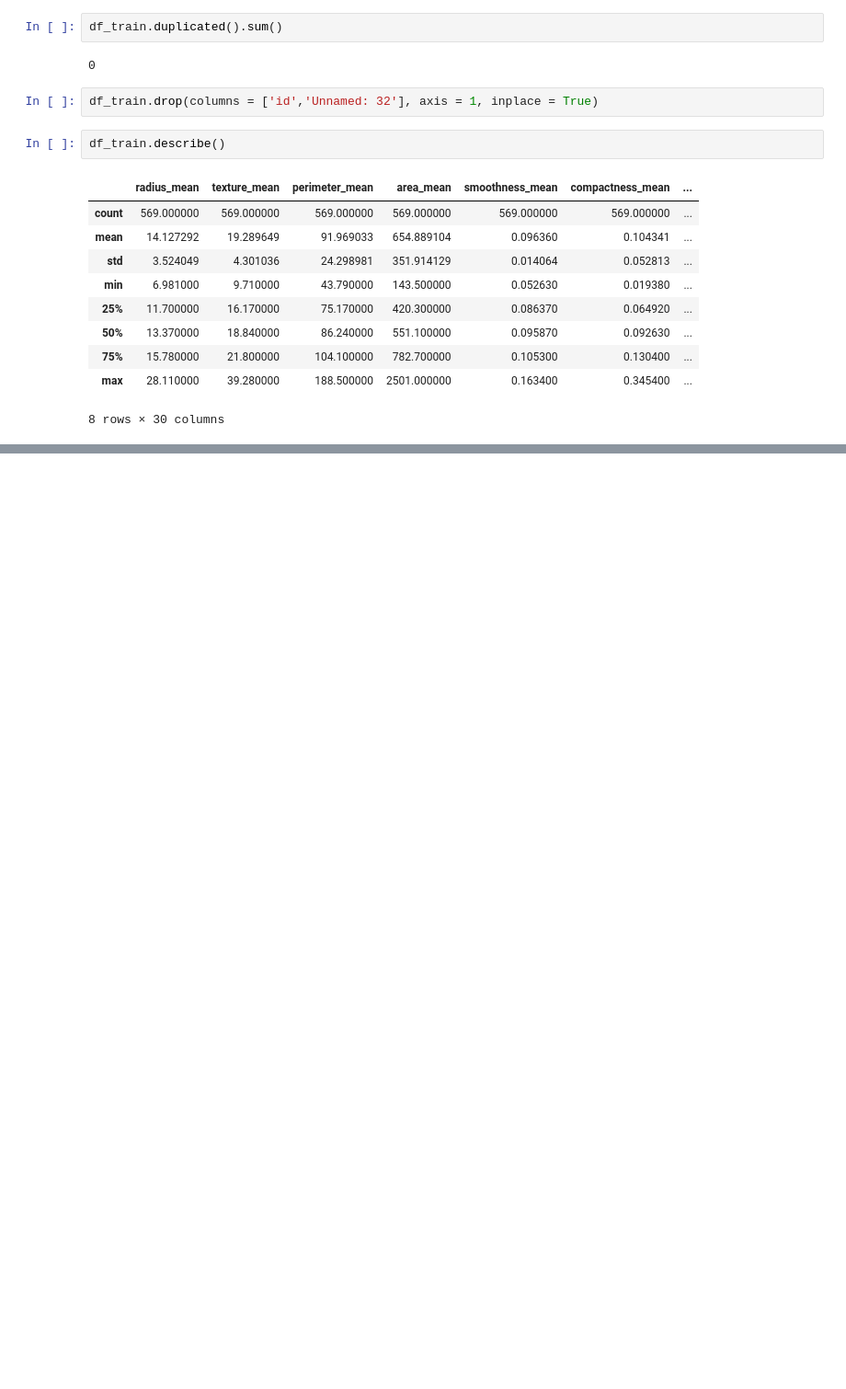
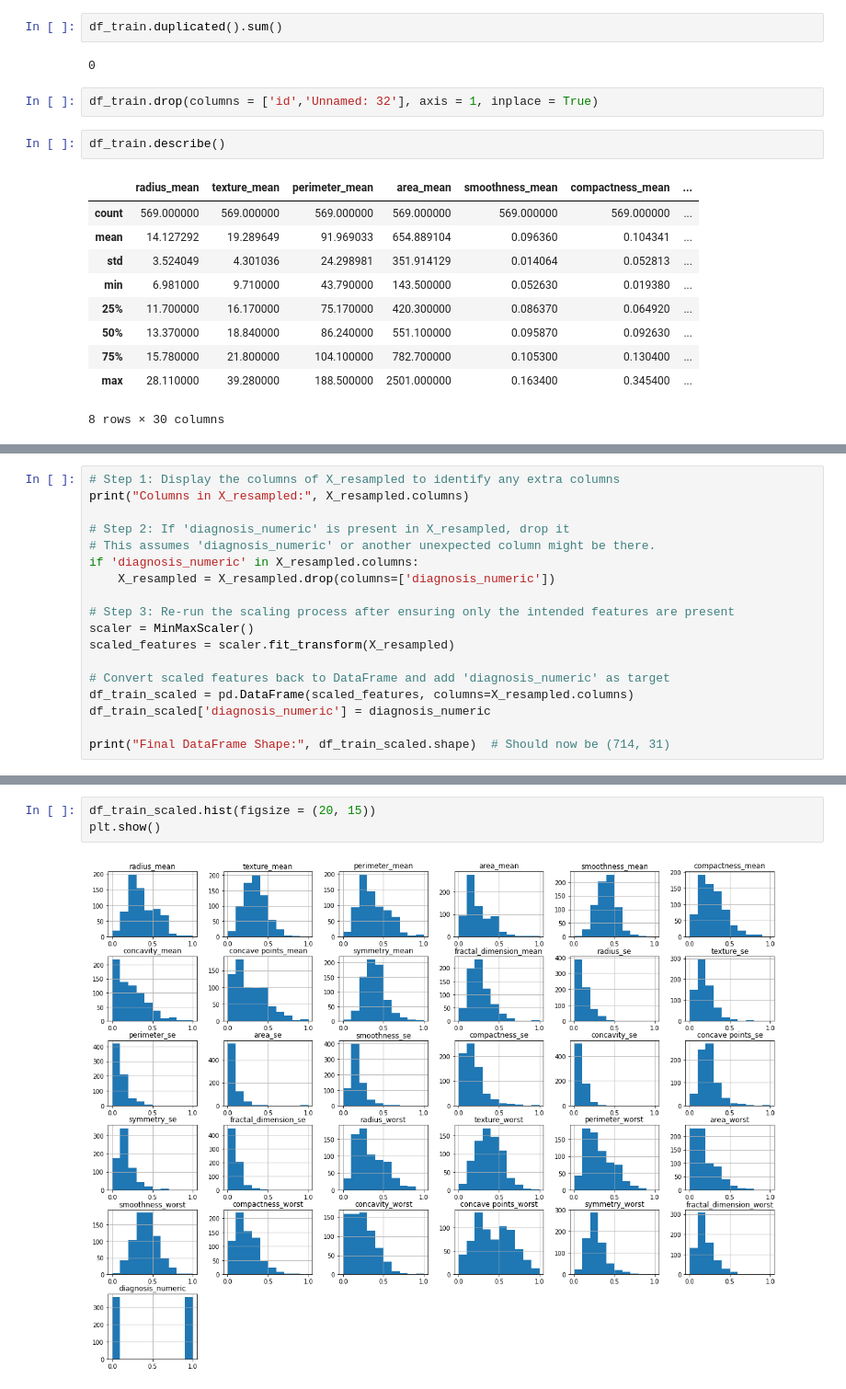
Before and after one commit to Sarah-Jasim/ENGG680_Breast-Cancer-detection-using-machine-learning, a Jupyter notebook: 680_Project_main.ipynb, the cells around one changed output, grey strips where cells are left out. Shown: that part at 92% size. Cells and saved outputs as stored; diff of their text form; blank space fills up the shorter version.

```diff
--- a/680_Project_main.ipynb
+++ b/680_Project_main.ipynb
@@ -97,0 +137,18 @@ plt.show()
+# %%
+# Step 1: Display the columns of X_resampled to identify any extra columns
+print("Columns in X_resampled:", X_resampled.columns)
+
+# Step 2: If 'diagnosis_numeric' is present in X_resampled, drop it
+# This assumes 'diagnosis_numeric' or another unexpected column might be there.
+if 'diagnosis_numeric' in X_resampled.columns:
+    X_resampled = X_resampled.drop(columns=['diagnosis_numeric'])
+
+# Step 3: Re-run the scaling process after ensuring only the intended features are present
+scaler = MinMaxScaler()
+scaled_features = scaler.fit_transform(X_resampled)
+
+# Convert scaled features back to DataFrame and add 'diagnosis_numeric' as target
+df_train_scaled = pd.DataFrame(scaled_features, columns=X_resampled.columns)
+df_train_scaled['diagnosis_numeric'] = diagnosis_numeric
+
+print("Final DataFrame Shape:", df_train_scaled.shape)  # Should now be (714, 31)
@@ -97,0 +167,5 @@ plt.show()
+# %%
+df_train_scaled.hist(figsize = (20, 15))
+plt.show()
+# %% [output]
+[figure, added]
```
Also changed, not shown: parts of 17 cells of this notebook.
